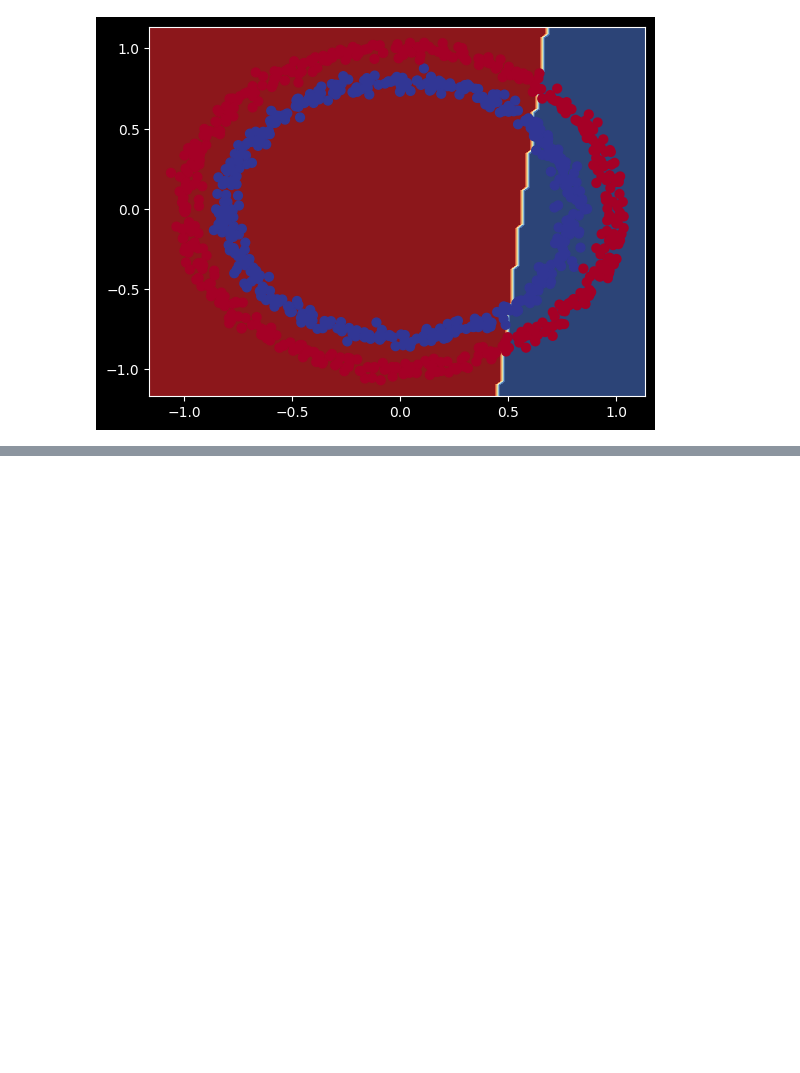
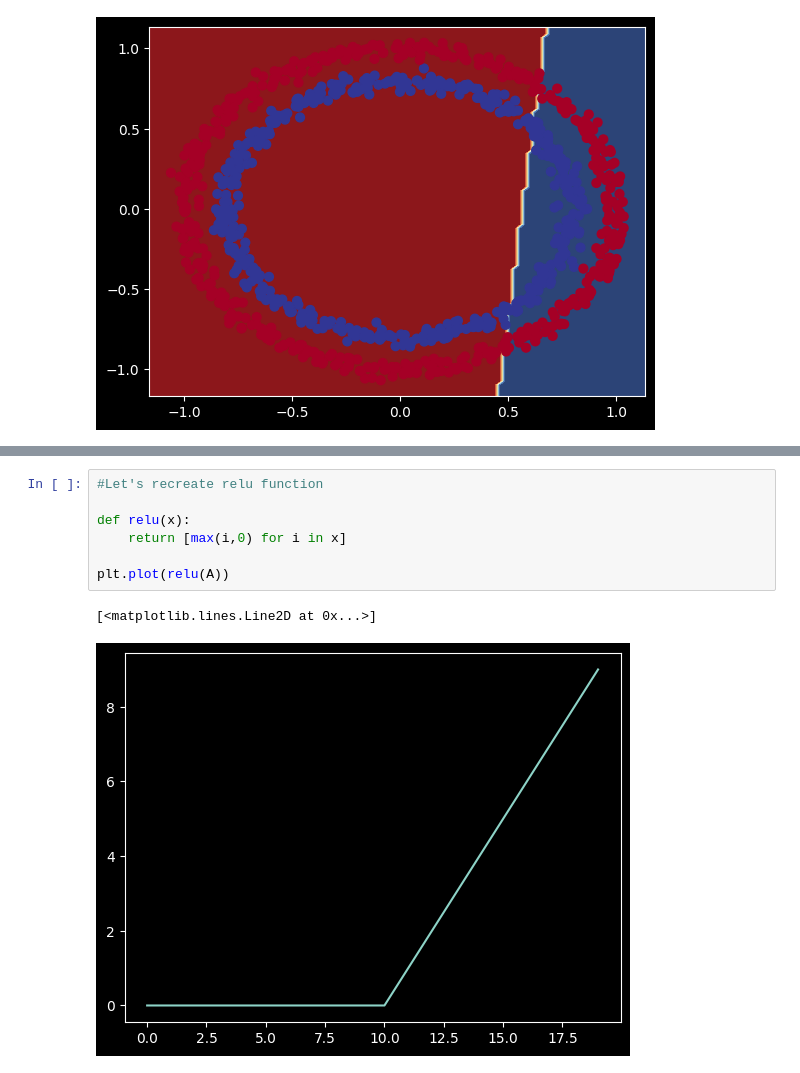
Before and after one commit to MERT-CKR/ZTM-Tensorflow-Course, a Jupyter notebook: 02 Neural network classification with Tensorflow/neural_network_classification.ipynb, the cells around one changed output, grey strips where cells are left out. Cells and saved outputs as stored; diff of their text form; blank space fills up the shorter version.

```diff
--- a/02 Neural network classification with Tensorflow/neural_network_classification.ipynb
+++ b/02 Neural network classification with Tensorflow/neural_network_classification.ipynb
@@ -402,0 +554,10 @@ Doing binary classification
+# %%
+#Let's recreate relu function
+
+def relu(x):
+    return [max(i,0) for i in x]
+
+plt.plot(relu(A))
+# %% [output]
+[<matplotlib.lines.Line2D at 0x...>]
+[figure, added]
```
Also changed, not shown: parts of 12 cells of this notebook, 1 other file.
